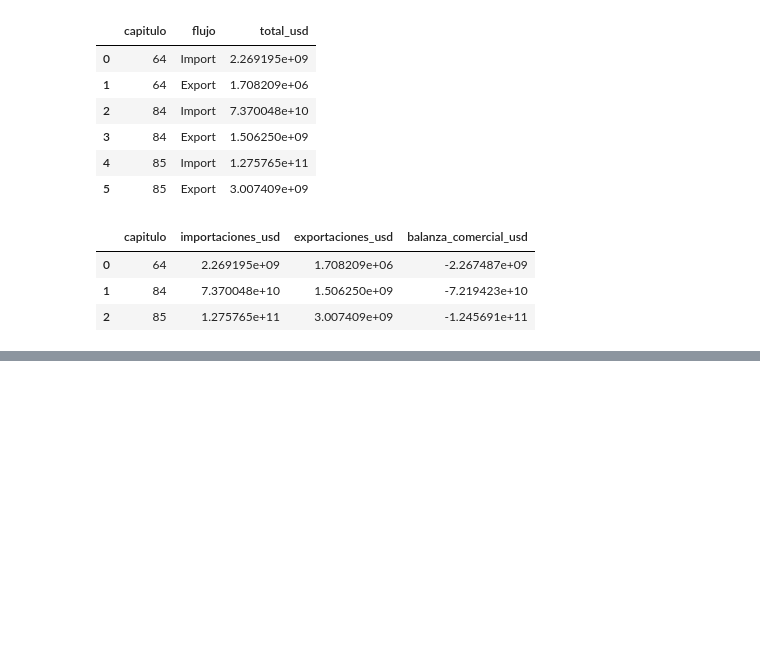
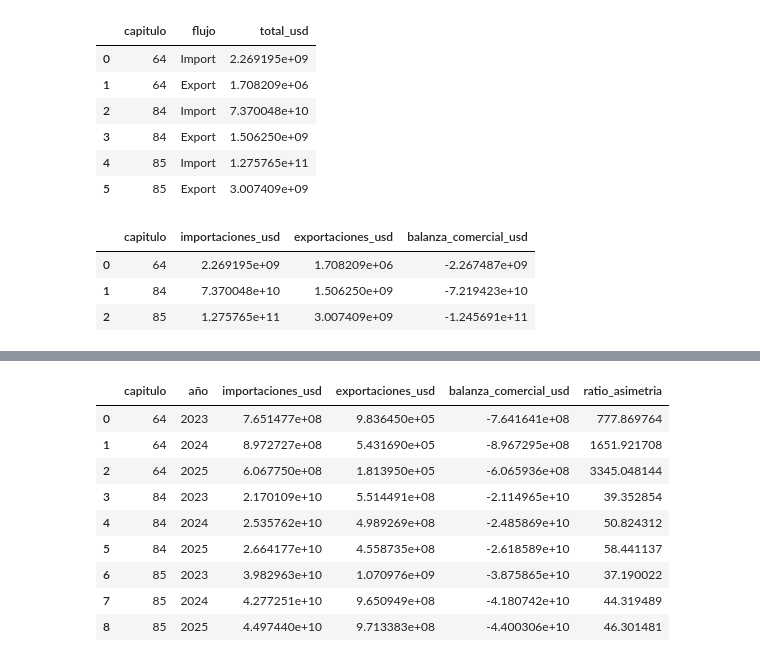
Before and after one commit to luisferdm6/03-china-mexico-trade-audit, a Jupyter notebook: 01_auditoria_asimetrias_china_mexico.ipynb, the cells around one changed output, grey strips where cells are left out. Saved outputs shown, nothing was run; the diff lists cells and outputs as text; code cells hidden in the pictures; blank space fills up the shorter version.

Commit message:
feat: formateo ejecutivo y calculo de metricas finales de asimetria

```diff
--- a/01_auditoria_asimetrias_china_mexico.ipynb
+++ b/01_auditoria_asimetrias_china_mexico.ipynb
@@ -91,3 +91,17 @@ consulta_balanza
 | 0 | 64 | 2.269195e+09 | 1.708209e+06 | -2.267487e+09 |
 | 1 | 84 | 7.370048e+10 | 1.506250e+09 | -7.219423e+10 |
 | 2 | 85 | 1.275765e+11 | 3.007409e+09 | -1.245691e+11 |
+# %%
+balanza_anual = duckdb.sql("""
+SELECT
+  cmdCode AS capitulo,
+  refYear AS año,
+  SUM(CASE WHEN flowDesc = 'Import' THEN primaryValue ELSE 0 END) AS importaciones_usd,
+  SUM(CASE WHEN flowDesc = 'Export' THEN primaryValue ELSE 0 END) AS exportaciones_usd,
+  exportaciones_usd - importaciones_usd AS balanza_comercial_usd
+FROM df_limpio
+GROUP BY cmdCode, refYear
+ORDER BY capitulo ASC, año ASC
+""").df()
+
+balanza_anual
@@ -93,0 +119,15 @@ consulta_balanza
+# %%
+balanza_anual['ratio_asimetria'] = balanza_anual['importaciones_usd'] / balanza_anual['exportaciones_usd']
+
+balanza_anual
+# %% [output]
+|  | capitulo | año | importaciones_usd | exportaciones_usd | balanza_comercial_usd | ratio_asimetria |
+| 0 | 64 | 2023 | 7.651477e+08 | 9.836450e+05 | -7.641641e+08 | 777.869764 |
+| 1 | 64 | 2024 | 8.972727e+08 | 5.431690e+05 | -8.967295e+08 | 1651.921708 |
+| 2 | 64 | 2025 | 6.067750e+08 | 1.813950e+05 | -6.065936e+08 | 3345.048144 |
+| 3 | 84 | 2023 | 2.170109e+10 | 5.514491e+08 | -2.114965e+10 | 39.352854 |
+| 4 | 84 | 2024 | 2.535762e+10 | 4.989269e+08 | -2.485869e+10 | 50.824312 |
+| 5 | 84 | 2025 | 2.664177e+10 | 4.558735e+08 | -2.618589e+10 | 58.441137 |
+| 6 | 85 | 2023 | 3.982963e+10 | 1.070976e+09 | -3.875865e+10 | 37.190022 |
+| 7 | 85 | 2024 | 4.277251e+10 | 9.650949e+08 | -4.180742e+10 | 44.319489 |
+| 8 | 85 | 2025 | 4.497440e+10 | 9.713383e+08 | -4.400306e+10 | 46.301481 |
```
Also changed, not shown: parts of 4 cells of this notebook.
